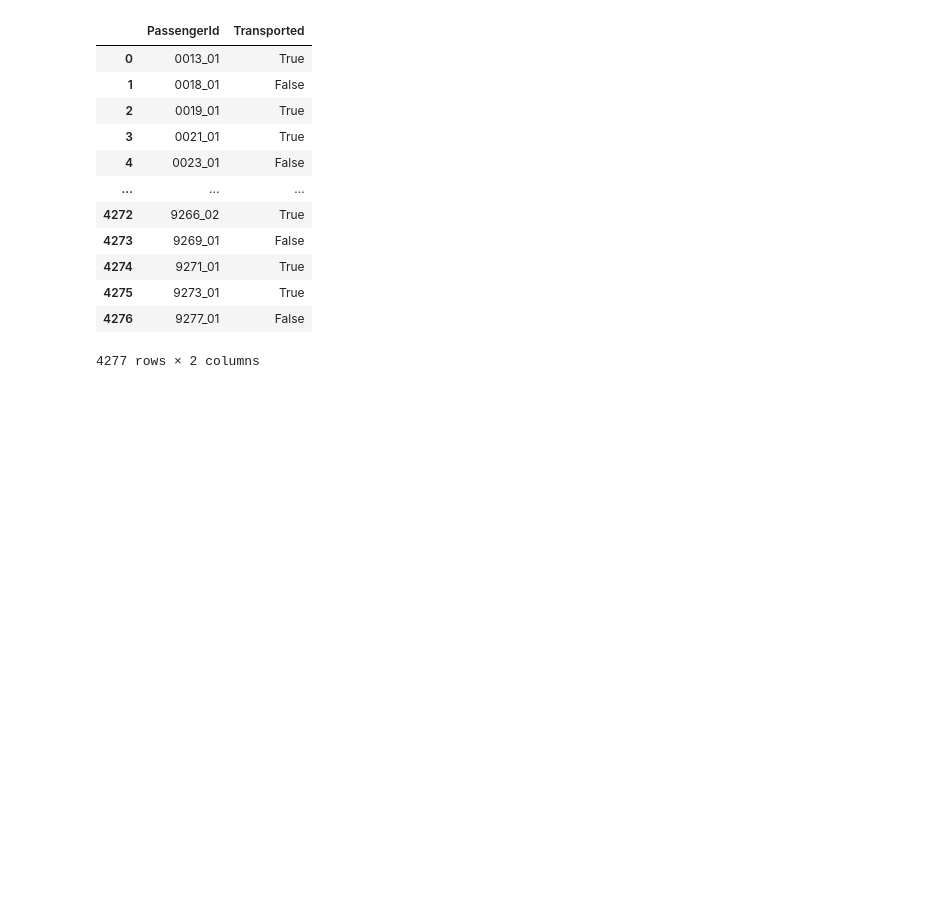
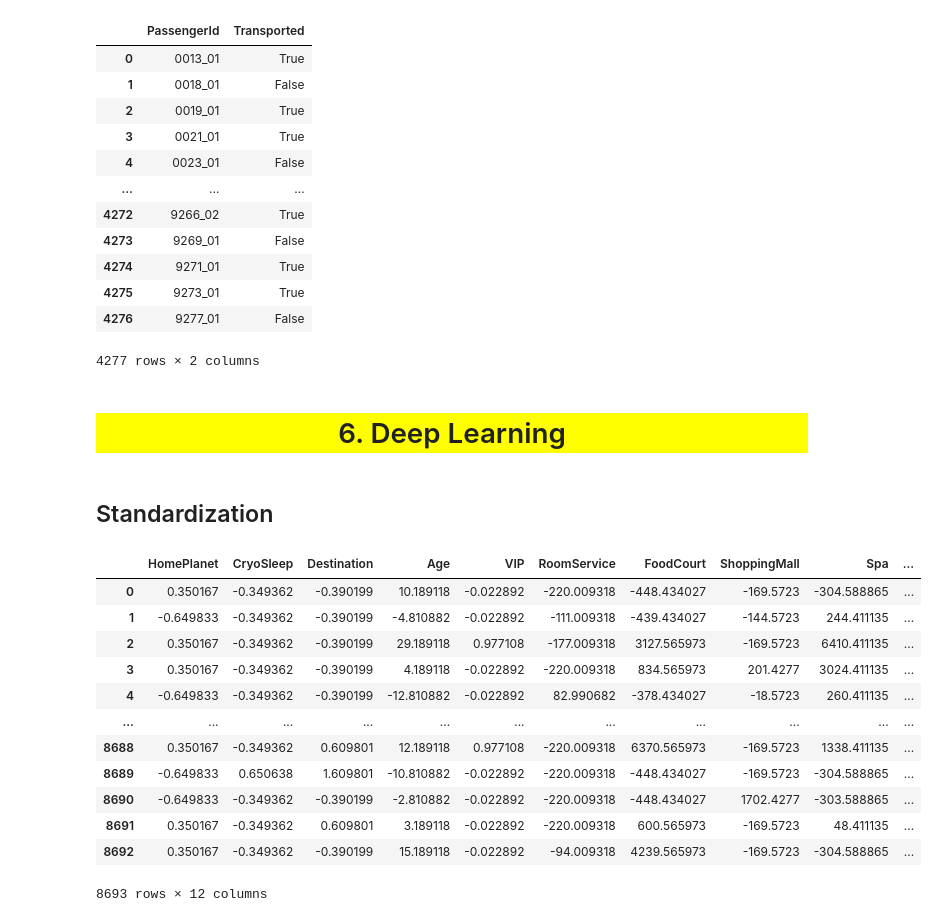
Before and after one commit to elfhub97/Titanic-Spaceship-EDA-And-Classifiaction, a Jupyter notebook: Titanic_space.ipynb, the cells around one changed output. Drawn from its saved outputs; the diff is of its cells as text; code cells hidden in the pictures; blank space fills up the shorter version.

```diff
--- a/Titanic_space.ipynb
+++ b/Titanic_space.ipynb
@@ -1218,3 +1212,27 @@ test_submission
 4277 rows × 2 columns
 # %%
 test_submission.to_csv("submission.csv",index=False)
+# %% [markdown]
+<h1 style="background-color:Yellow;text-align: center">6. Deep Learning</h1>
+# %% [markdown]
+## Standardization
+# %%
+mean=x.mean(axis=0)
+# %%
+x -=mean
+# %%
+x
+# %% [output]
+|  | HomePlanet | CryoSleep | Destination | Age | VIP | RoomService | FoodCourt | ShoppingMall | Spa | ... |
+| 0 | 0.350167 | -0.349362 | -0.390199 | 10.189118 | -0.022892 | -220.009318 | -448.434027 | -169.5723 | -304.588865 | ... |
+| 1 | -0.649833 | -0.349362 | -0.390199 | -4.810882 | -0.022892 | -111.009318 | -439.434027 | -144.5723 | 244.411135 | ... |
+| 2 | 0.350167 | -0.349362 | -0.390199 | 29.189118 | 0.977108 | -177.009318 | 3127.565973 | -169.5723 | 6410.411135 | ... |
+| 3 | 0.350167 | -0.349362 | -0.390199 | 4.189118 | -0.022892 | -220.009318 | 834.565973 | 201.4277 | 3024.411135 | ... |
+| 4 | -0.649833 | -0.349362 | -0.390199 | -12.810882 | -0.022892 | 82.990682 | -378.434027 | -18.5723 | 260.411135 | ... |
+| ... | ... | ... | ... | ... | ... | ... | ... | ... | ... | ... |
+| 8688 | 0.350167 | -0.349362 | 0.609801 | 12.189118 | 0.977108 | -220.009318 | 6370.565973 | -169.5723 | 1338.411135 | ... |
+| 8689 | -0.649833 | 0.650638 | 1.609801 | -10.810882 | -0.022892 | -220.009318 | -448.434027 | -169.5723 | -304.588865 | ... |
+| 8690 | -0.649833 | -0.349362 | -0.390199 | -2.810882 | -0.022892 | -220.009318 | -448.434027 | 1702.4277 | -303.588865 | ... |
+| 8691 | 0.350167 | -0.349362 | 0.609801 | 3.189118 | -0.022892 | -220.009318 | 600.565973 | -169.5723 | 48.411135 | ... |
+| 8692 | 0.350167 | -0.349362 | -0.390199 | 15.189118 | -0.022892 | -94.009318 | 4239.565973 | -169.5723 | -304.588865 | ... |
+8693 rows × 12 columns
```
Also changed, not shown: parts of 43 cells of this notebook.
